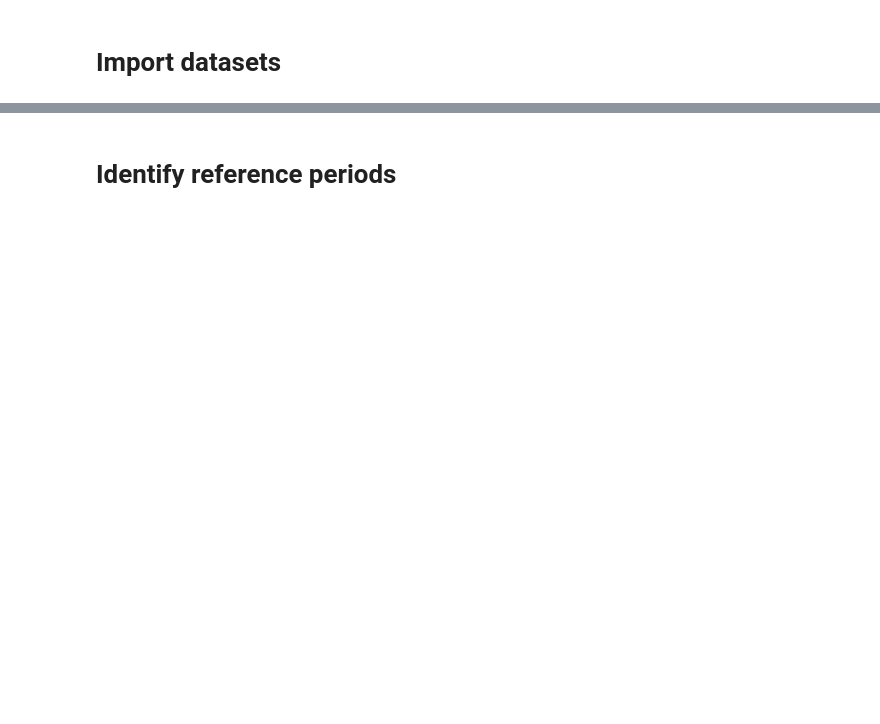
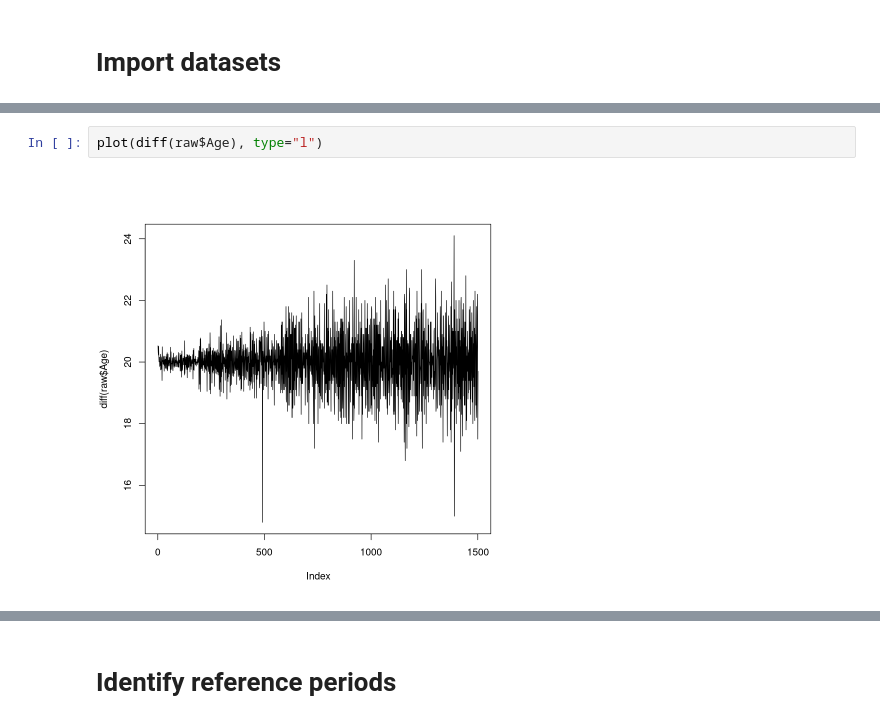
Before and after one commit to AlbertoCasellato/LCP-B, a Jupyter notebook: Project/project.ipynb, the cells around one changed output, grey strips where cells are left out. Drawn from its saved outputs; the diff is of its cells as text; blank space fills up the shorter version.

```diff
--- a/Project/project.ipynb
+++ b/Project/project.ipynb
@@ -45,3 +56,7 @@ legend("topright", lty = c(1,1),
        legend=c("Raw data","Sum of measured harmonics"))
 # %% [output]
 [figure]
+# %%
+plot(diff(raw$Age), type="l")
+# %% [output]
+[figure, added]
```
Also changed, not shown: parts of 13 cells of this notebook, 3 other files.
